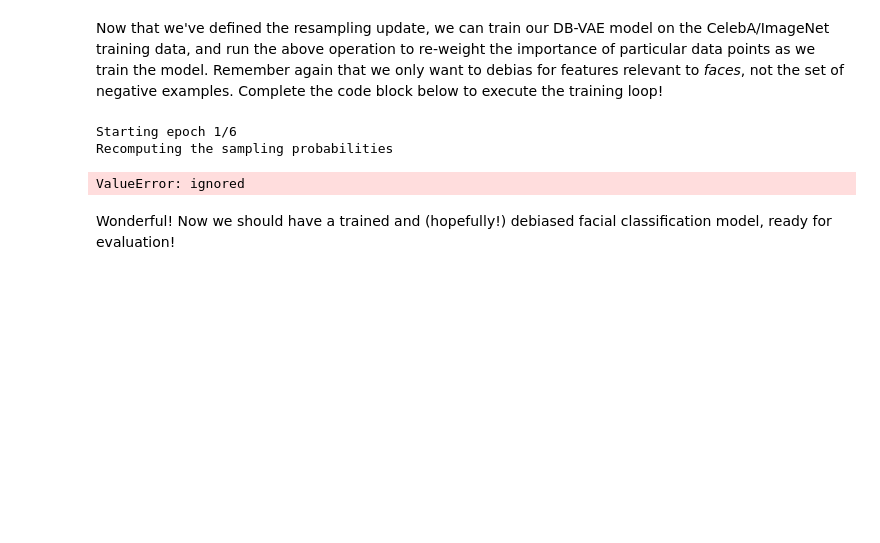
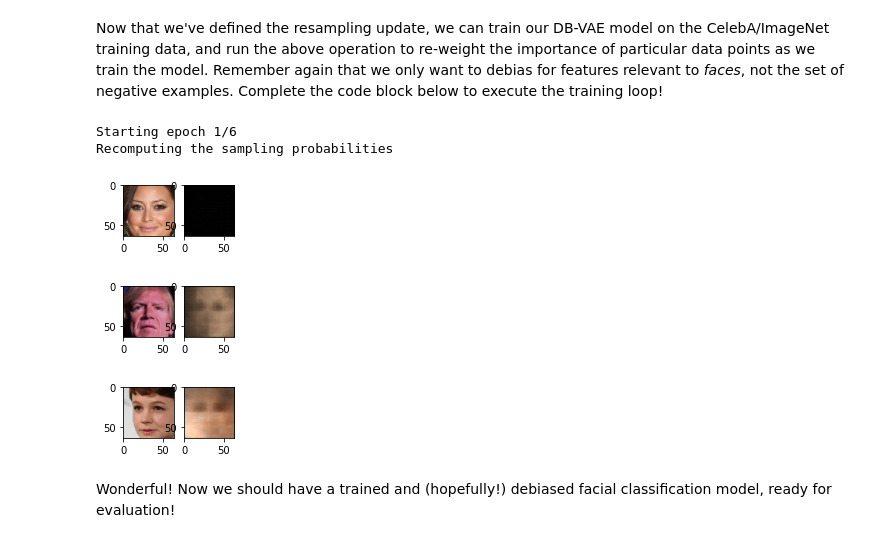
Before and after one commit to joeshow79/introtodeeplearning, a Jupyter notebook: lab2/Part2_Debiasing.ipynb, the cells around one changed output. Cells and saved outputs as stored; diff of their text form; code cells hidden in the pictures; blank space fills up the shorter version.

```diff
--- a/lab2/Part2_Debiasing.ipynb
+++ b/lab2/Part2_Debiasing.ipynb
@@ -315,7 +315,7 @@ where $c$ is a weighting coefficient used for regularization. Now we're ready to
 def vae_loss_function(x, x_recon, mu, logsigma, kl_weight=0.0005):
   # TODO: Define the latent loss. Note this is given in the equation for L_{KL}
   # in the text block directly above
-  latent_loss = np.sum(tf.math.exp(logsigma) + mu ** 2 - 1 - logsigma) * 0.5
+  latent_loss = tf.reduce_sum(tf.math.exp(logsigma) + tf.square(mu) - 1.0 - logsigma, axis=1) * 0.5
 
   # TODO: Define the reconstruction loss as the mean absolute pixel-wise
   # difference between the input and reconstruction. Hint: you'll need to
@@ -323,7 +323,7 @@ def vae_loss_function(x, x_recon, mu, logsigma, kl_weight=0.0005):
   # dimensions to reduce over. For example, reconstruction loss needs to average
   # over the height, width, and channel image dimensions.
   # https://www.tensorflow.org/api_docs/python/tf/math/reduce_mean
-  reconstruction_loss = tf.reduce_mean(np.abs(x - x_recon), (1,2,3)) # TODO
+  reconstruction_loss = tf.reduce_mean(tf.abs(x - x_recon), (1,2,3)) # TODO
 
   # TODO: Define the VAE loss. Note this is given in the equation for L_{VAE}
   # in the text block directly above
@@ -358,7 +358,7 @@ def sampling(z_mean, z_logsigma):
 
   # TODO: Define the reparameterization computation!
   # Note the equation is given in the text block immediately above.
-  z = z_mean + (tf.math.exp(z_logsigma/2)) * epsilon # TODO
+  z = z_mean + (tf.math.exp(z_logsigma * 0.5)) * epsilon # TODO
   return z
 # %% [markdown]
 ## 2.5 Debiasing variational autoencoder (DB-VAE)
@@ -424,7 +424,7 @@ def debiasing_loss_function(x, x_pred, y, y_logit, mu, logsigma):
 
   # TODO: define the DB-VAE total loss! Use tf.reduce_mean to average over all
   # samples
-  total_loss = vae_loss * face_indicator + classification_loss # TODO
+  total_loss = tf.reduce_mean(vae_loss * face_indicator + classification_loss) # TODO
 
   return total_loss, classification_loss
 # %% [markdown]
@@ -590,7 +590,7 @@ def get_training_sample_probabilities(images, dbvae, bins=10, smoothing_fac=0.00
 
         # TODO: update sampling probabilities by considering whether the newly
         #     computed p is greater than the existing sampling probabilities.
-        training_sample_p = (p if p > training_sample_p else training_sample_p) # TODO
+        training_sample_p = np.maximum(p, training_sample_p) # TODO
 
     # final normalization
     training_sample_p /= np.sum(training_sample_p)
@@ -634,35 +634,37 @@ def debiasing_train_step(x, y):
   optimizer.apply_gradients(zip(grads, dbvae.trainable_variables))
   return loss
 
 # get training faces from data loader
 all_faces = loader.get_all_train_faces()
 
 if hasattr(tqdm, '_instances'): tqdm._instances.clear() # clear if it exists
 
 # The training loop -- outer loop iterates over the number of epochs
 for i in range(num_epochs):
 
   IPython.display.clear_output(wait=True)
   print("Starting epoch {}/{}".format(i+1, num_epochs))
 
   # Recompute data sampling proabilities
   '''TODO: recompute the sampling probabilities for debiasing'''
-  p_faces = get_training_sample_probabilities(loader.get_all_train_faces(), dbvae) # TODO
+  p_faces = get_training_sample_probabilities(all_faces, dbvae) # TODO
 
   # get a batch of training data and compute the training step
   for j in tqdm(range(loader.get_train_size() // batch_size)):
     # load a batch of data
     (x, y) = loader.get_batch(batch_size, p_pos=p_faces)
     # loss optimization
     loss = debiasing_train_step(x, y)
 
     # plot the progress every 200 steps
     if j % 500 == 0:
       mdl.util.plot_sample(x, y, dbvae)
 # %% [output]
 Starting epoch 1/6
 Recomputing the sampling probabilities
-ValueError: ignored
+[figure, added]
+[figure, added]
+[figure, added]
 # %% [markdown]
 Wonderful! Now we should have a trained and (hopefully!) debiased facial classification model, ready for evaluation!
 # %% [markdown]
```
